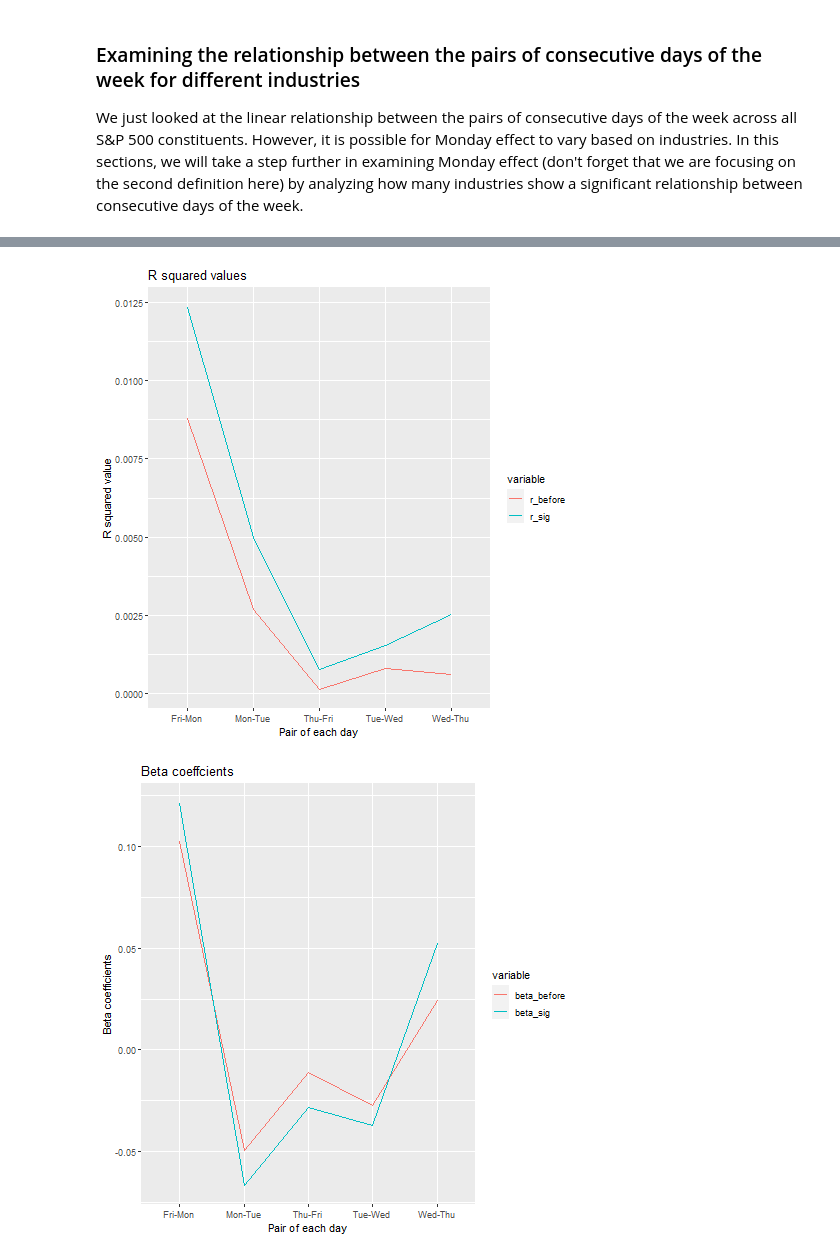
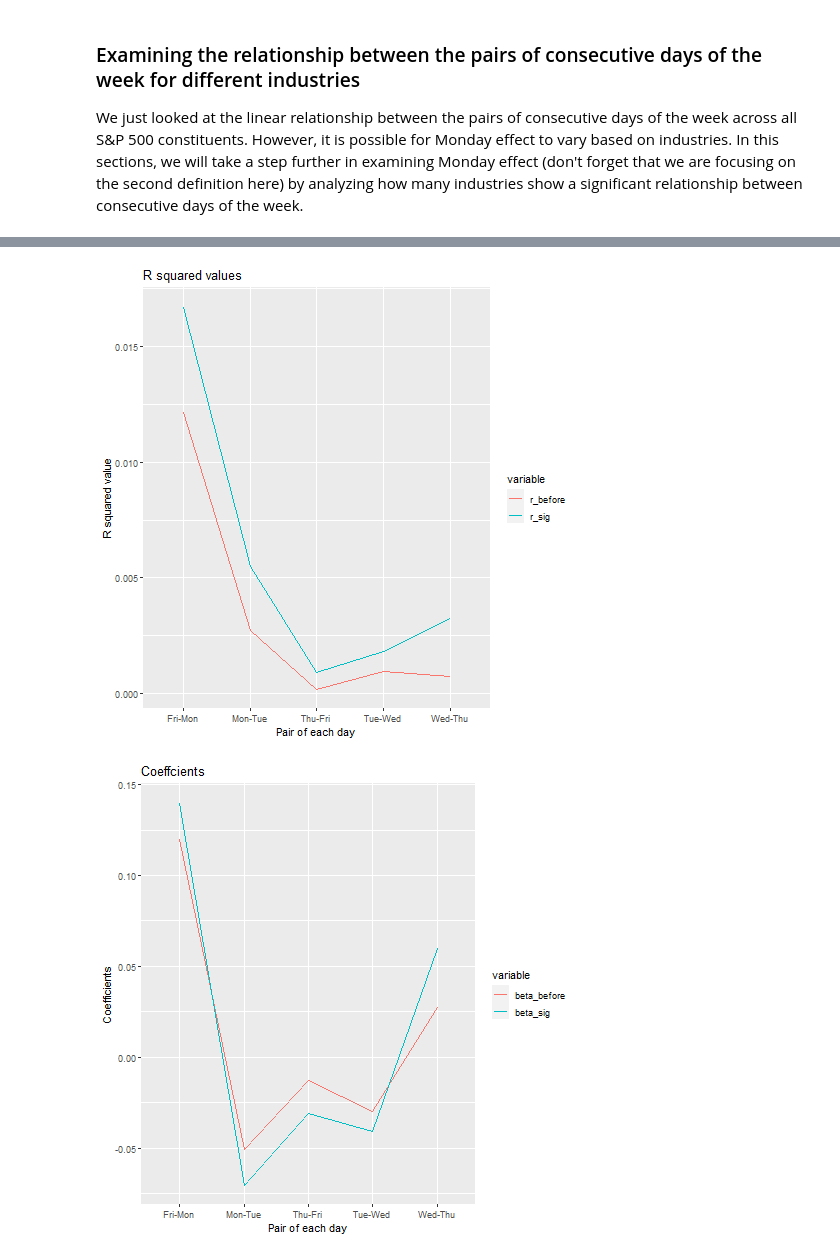
Before and after one commit to Sungbinyouk/UCSB-PSTAT234-2021S-Final-Project-Stock, a Jupyter notebook: Examining Monday Effect.ipynb, the cells around one changed output, grey strips where cells are left out. Drawn from its saved outputs; the diff is of its cells as text; code cells hidden in the pictures.

```diff
--- a/Examining Monday Effect.ipynb
+++ b/Examining Monday Effect.ipynb
@@ -871,12 +1034,12 @@ write.csv(Next_Monday,"Next_Monday.csv", row.names = FALSE)
 # %%
 %%R
 #
-Monday = read_csv("Monday.csv")
-Tuesday = read_csv("Tuesday.csv")
-Wednesday = read_csv("Wednesday.csv")
-Thursday = read_csv("Thursday.csv")
-Friday = read_csv("Friday.csv")
-Next_Monday = read_csv("Next_Monday.csv")
+Monday = read_csv("Monday2017.csv")
+Tuesday = read_csv("Tuesday2017.csv")
+Wednesday = read_csv("Wednesday2017.csv")
+Thursday = read_csv("Thursday2017.csv")
+Friday = read_csv("Friday2017.csv")
+Next_Monday = read_csv("Next_Monday2017.csv")
 
 Monday['Index']= 1:nrow(Monday)
 Tuesday['Index']= 1:nrow(Tuesday)
@@ -1095,8 +1258,8 @@ abline(fit_Th_F_sig)
 # %%
 %%R
-#We will also visualize the R-squared values and the beta coefficients for the pairs for the model that only includes the significant industries
+#We will also visualize the R-squared values and the coefficients for the pairs for the model that only includes the significant industries
 
-#First, we need to save the R-squared values and the beta coefficents.
+#First, we need to save the R-squared values and the coefficents.
 fit_F_M_sig_R2 = summary(fit_F_M_sig)$r.squared
 fit_M_Tu_sig_R2 = summary(fit_M_Tu_sig)$r.squared
 fit_Tu_W_sig_R2 = summary(fit_Tu_W_sig)$r.squared
@@ -1112,7 +1275,7 @@ fit_Th_F_sig_Beta = fit_Th_F_sig$coef[2]
 r_sig = c(fit_F_M_sig_R2,fit_M_Tu_sig_R2,fit_Tu_W_sig_R2,fit_W_Th_sig_R2,fit_Th_F_sig_R2)
 beta_sig = c(fit_F_M_sig_Beta,fit_M_Tu_sig_Beta,fit_Tu_W_sig_Beta,fit_W_Th_sig_Beta,fit_Th_F_sig_Beta)
 
-# We will calculate how much the R-squared values and beta coefficients changed when using all the industries and only the significant industries
+# We will calculate how much the R-squared values and coefficients changed when using all the industries and only the significant industries
 r_improve = (r_sig-r_before)/r_before
 beta_improve = (beta_sig-beta_before)/beta_before
 
@@ -1123,15 +1286,15 @@ r_melt <- melt(r_table, id = "names")
 ggplot(data = r_melt) +
   geom_line(aes(x = names, y = value, colour = variable, group = variable))+ labs(x = "Pair of each day",y = "R squared value",title = "R squared values")
 # %% [output]
-[figure, old version]
+[figure, new version]
 # %%
 %%R
-# Let's plot both beta-coefficeitns
+# Let's plot both coefficeitns
 names = c("Fri-Mon","Mon-Tue","Tue-Wed","Wed-Thu","Thu-Fri")
 beta_table =data.frame(names,beta_before,beta_sig)
 beta_melt <- melt(beta_table, id = "names")
 ggplot(data = beta_melt) +
-  geom_line(aes(x = names, y = value, colour = variable, group = variable))+ labs(x = "Pair of each day",y = "Beta coefficients",title = "Beta coeffcients")
+  geom_line(aes(x = names, y = value, colour = variable, group = variable))+ labs(x = "Pair of each day",y = "Coefficients",title = "Coeffcients")
 # %% [output]
-[figure, old version]
+[figure, new version]
 # %% [markdown]
```
Also changed, not shown: parts of 91 cells of this notebook, 21 other files.
